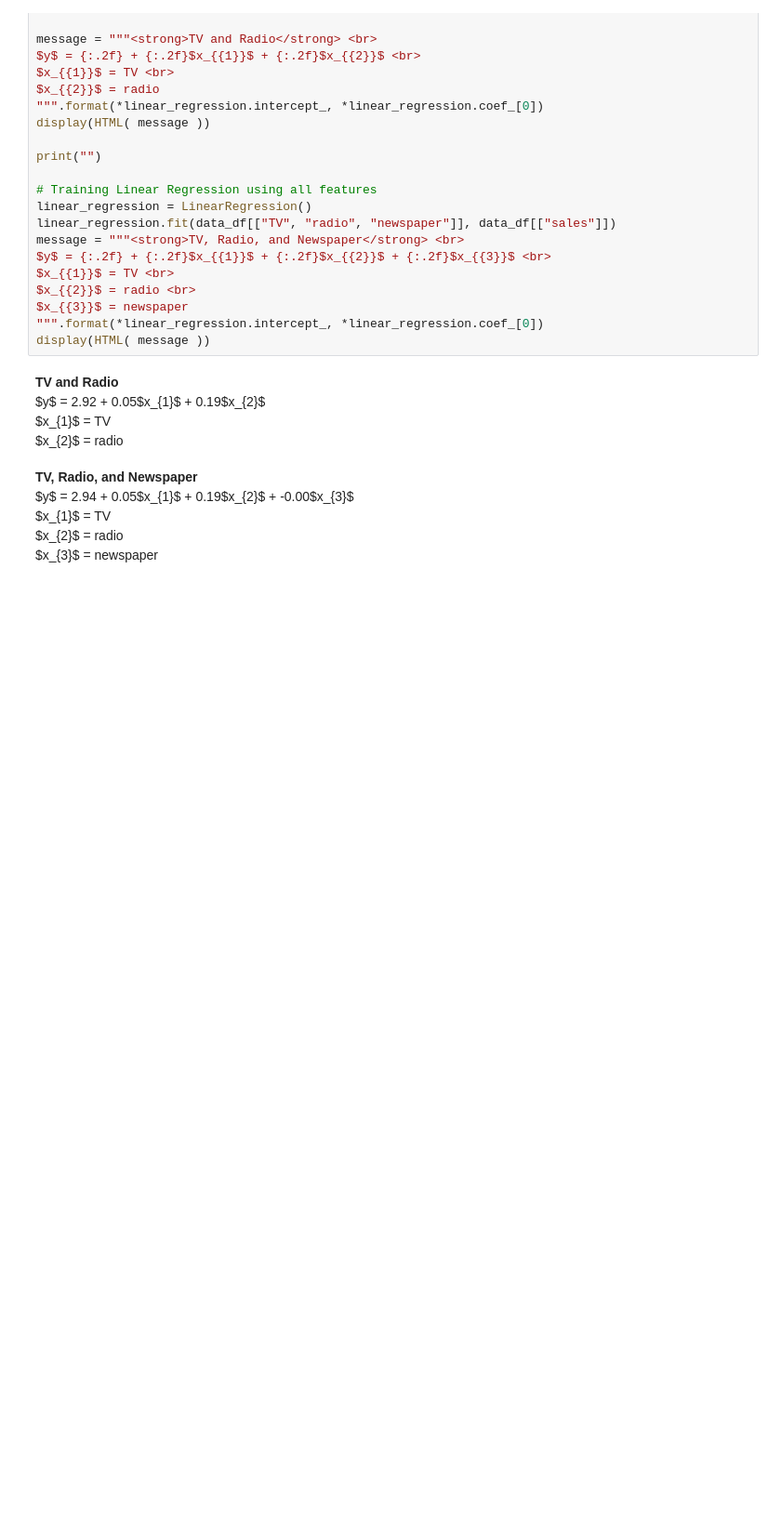
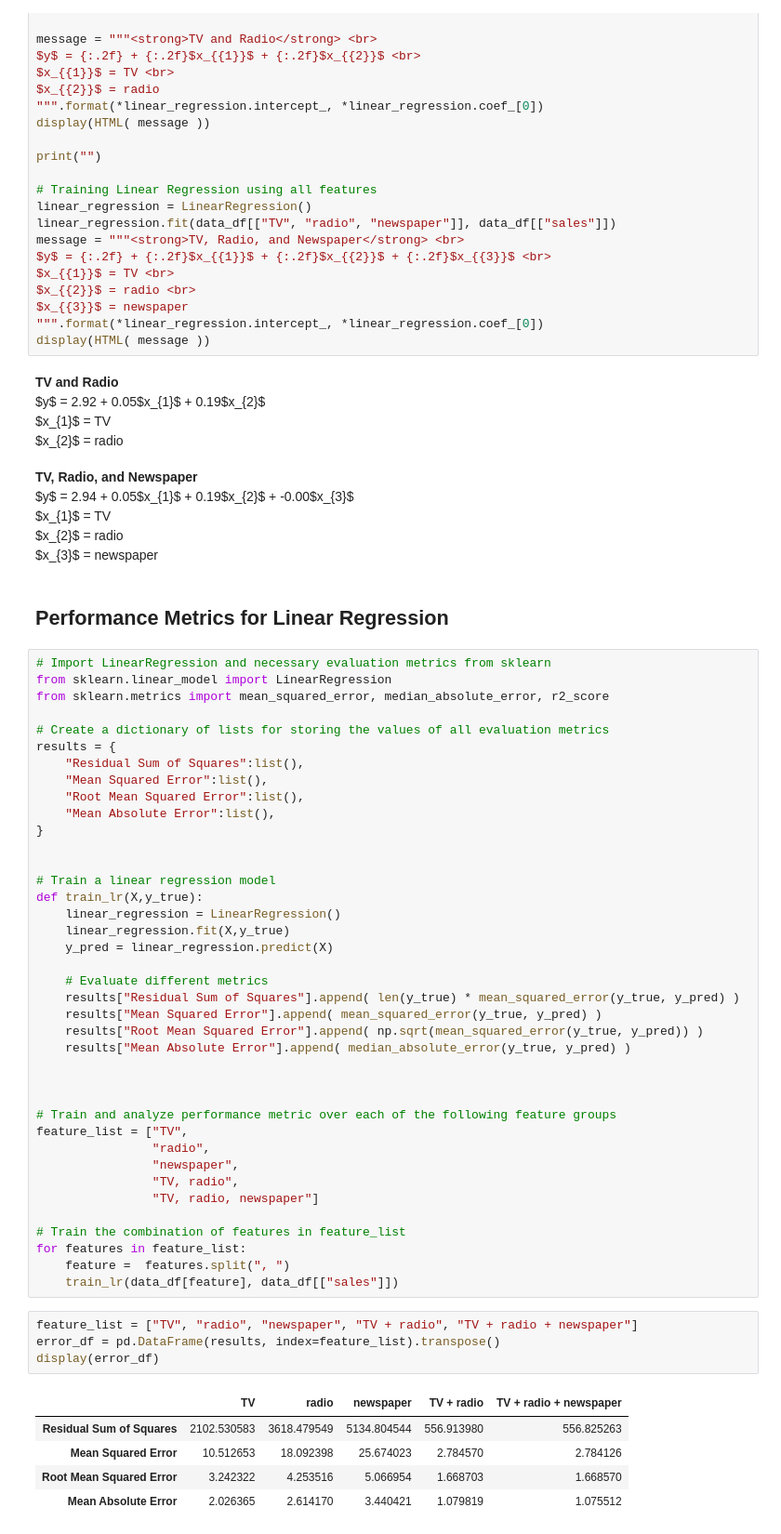
Before and after one commit to kar137/Machine-Learning-Portfolio, a Jupyter notebook: notebooks/Linearregression.ipynb, the cells around one changed output. Shown: that part at 93% size. Cells and saved outputs as stored; diff of their text form; blank space fills up the shorter version.

Commit message:
Implement: Performance metrics for LR

```diff
--- a/notebooks/Linearregression.ipynb
+++ b/notebooks/Linearregression.ipynb
@@ -134,3 +134,54 @@ $y$ = 2.94 + 0.05$x_{1}$ + 0.19$x_{2}$ + -0.00$x_{3}$
 $x_{1}$ = TV
 $x_{2}$ = radio
 $x_{3}$ = newspaper
+# %% [markdown]
+## Performance Metrics for Linear Regression
+# %%
+# Import LinearRegression and necessary evaluation metrics from sklearn
+from sklearn.linear_model import LinearRegression
+from sklearn.metrics import mean_squared_error, median_absolute_error, r2_score
+
+# Create a dictionary of lists for storing the values of all evaluation metrics
+results = {
+    "Residual Sum of Squares":list(),
+    "Mean Squared Error":list(),
+    "Root Mean Squared Error":list(),
+    "Mean Absolute Error":list(),
+}
+
+
+# Train a linear regression model
+def train_lr(X,y_true):
+    linear_regression = LinearRegression()
+    linear_regression.fit(X,y_true)
+    y_pred = linear_regression.predict(X)
+
+    # Evaluate different metrics
+    results["Residual Sum of Squares"].append( len(y_true) * mean_squared_error(y_true, y_pred) )
+    results["Mean Squared Error"].append( mean_squared_error(y_true, y_pred) )
+    results["Root Mean Squared Error"].append( np.sqrt(mean_squared_error(y_true, y_pred)) )
+    results["Mean Absolute Error"].append( median_absolute_error(y_true, y_pred) )
+
+
+
+# Train and analyze performance metric over each of the following feature groups
+feature_list = ["TV",
+                "radio",
+                "newspaper",
+                "TV, radio",
+                "TV, radio, newspaper"]
+
+# Train the combination of features in feature_list
+for features in feature_list:
+    feature =  features.split(", ")
+    train_lr(data_df[feature], data_df[["sales"]])
+# %%
+feature_list = ["TV", "radio", "newspaper", "TV + radio", "TV + radio + newspaper"]
+error_df = pd.DataFrame(results, index=feature_list).transpose()
+display(error_df)
+# %% [output]
+|  | TV | radio | newspaper | TV + radio | TV + radio + newspaper |
+| Residual Sum of Squares | 2102.530583 | 3618.479549 | 5134.804544 | 556.913980 | 556.825263 |
+| Mean Squared Error | 10.512653 | 18.092398 | 25.674023 | 2.784570 | 2.784126 |
+| Root Mean Squared Error | 3.242322 | 4.253516 | 5.066954 | 1.668703 | 1.668570 |
+| Mean Absolute Error | 2.026365 | 2.614170 | 3.440421 | 1.079819 | 1.075512 |
```
Also changed, not shown: parts of 1 cell of this notebook.
